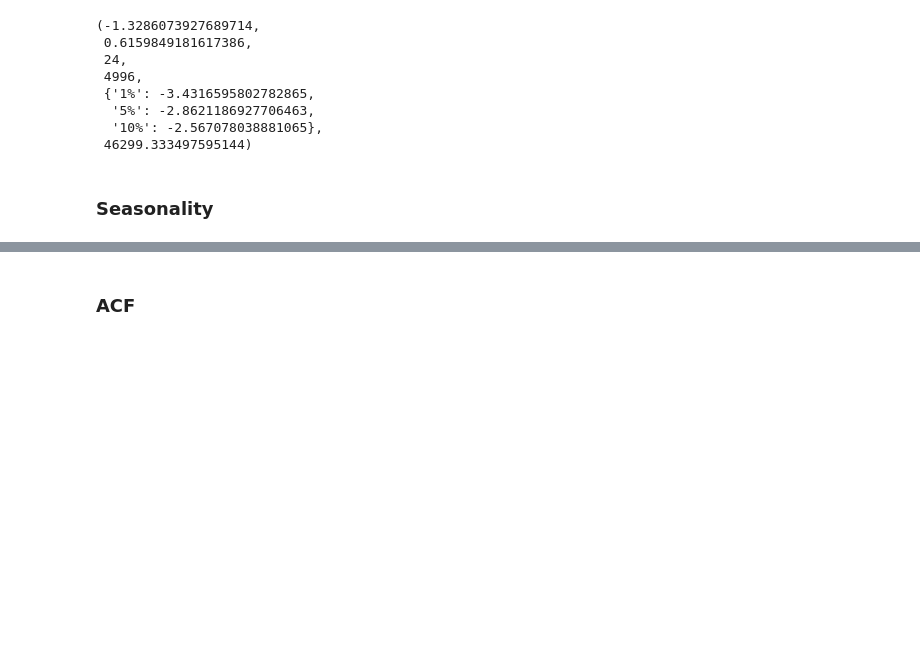
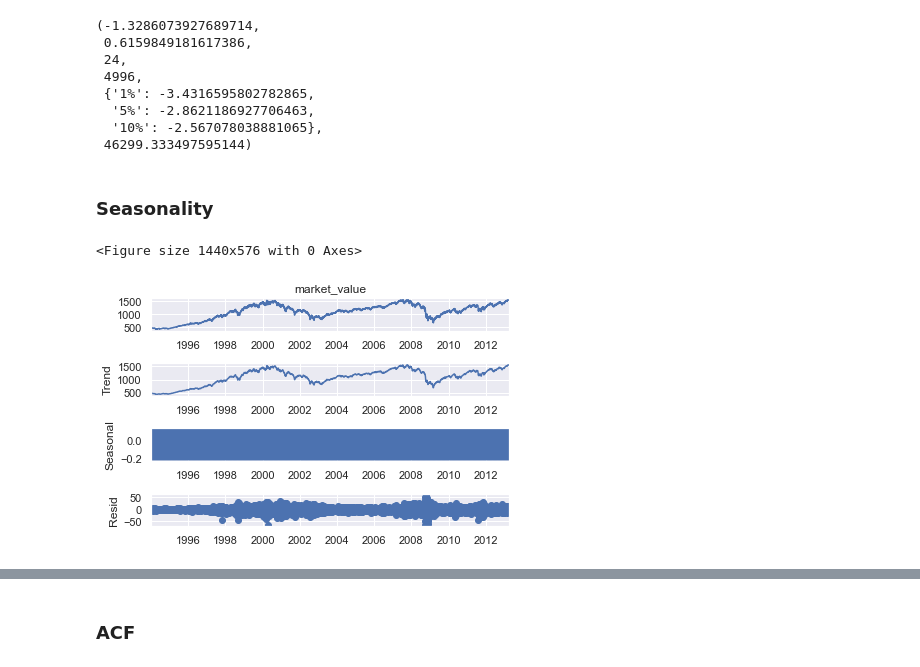
Before and after one commit to herbert0419/Hands-on, a Jupyter notebook: Time Series Analysis in Python/Section 5/S_5_L_21/Working with White Noise.ipynb, the cells around one changed output, grey strips where cells are left out. Saved outputs shown, nothing was run; the diff lists cells and outputs as text; code cells hidden in the pictures; blank space fills up the shorter version.

Commit message:
seasonality

```diff
--- a/Time Series Analysis in Python/Section 5/S_5_L_21/Working with White Noise.ipynb
+++ b/Time Series Analysis in Python/Section 5/S_5_L_21/Working with White Noise.ipynb
@@ -189,3 +189,11 @@ sts.adfuller(df.rwalk) # shows non-stationary variations
  46299.333497595144)
 # %% [markdown]
 ### Seasonality
+# %%
+s_dec_additive = seasonal_decompose(df.market_value,model="additive")
+plt.figure(figsize = (20,8))
+s_dec_additive.plot()
+plt.show()
+# %% [output]
+<Figure size 1440x576 with 0 Axes>
+[figure, added]
```
Also changed, not shown: parts of 6 cells of this notebook.
